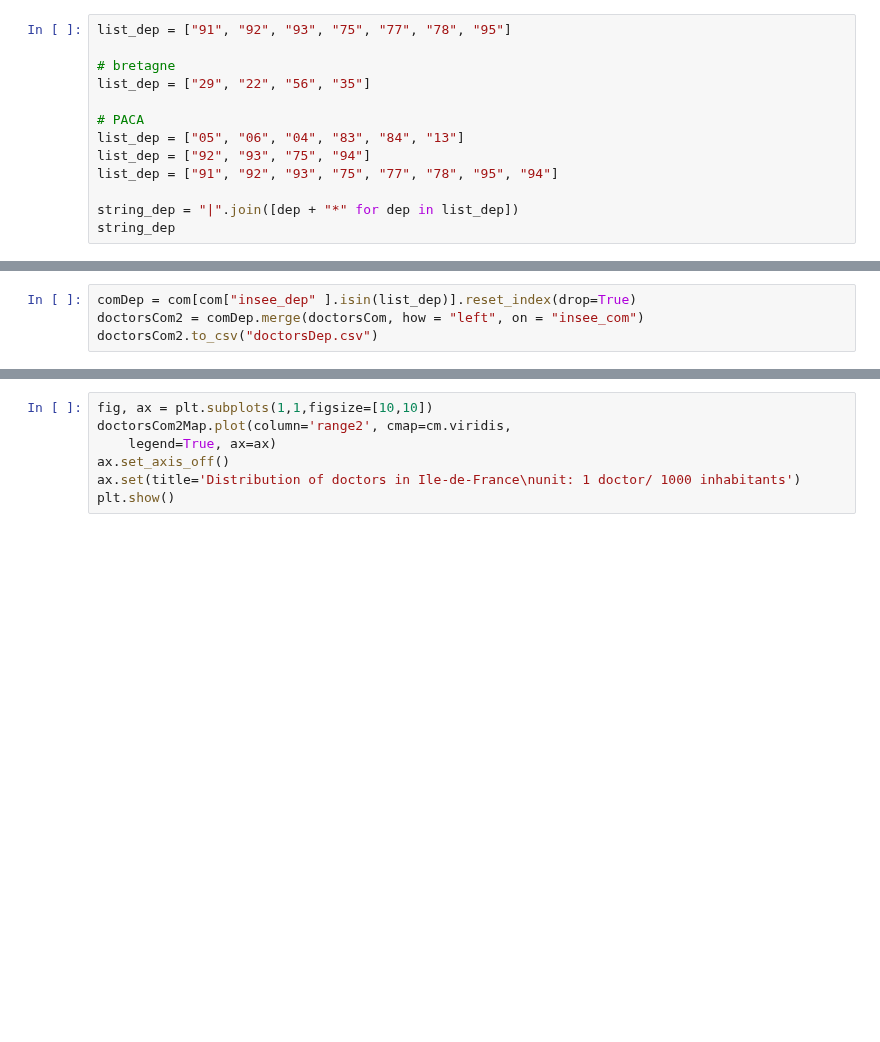
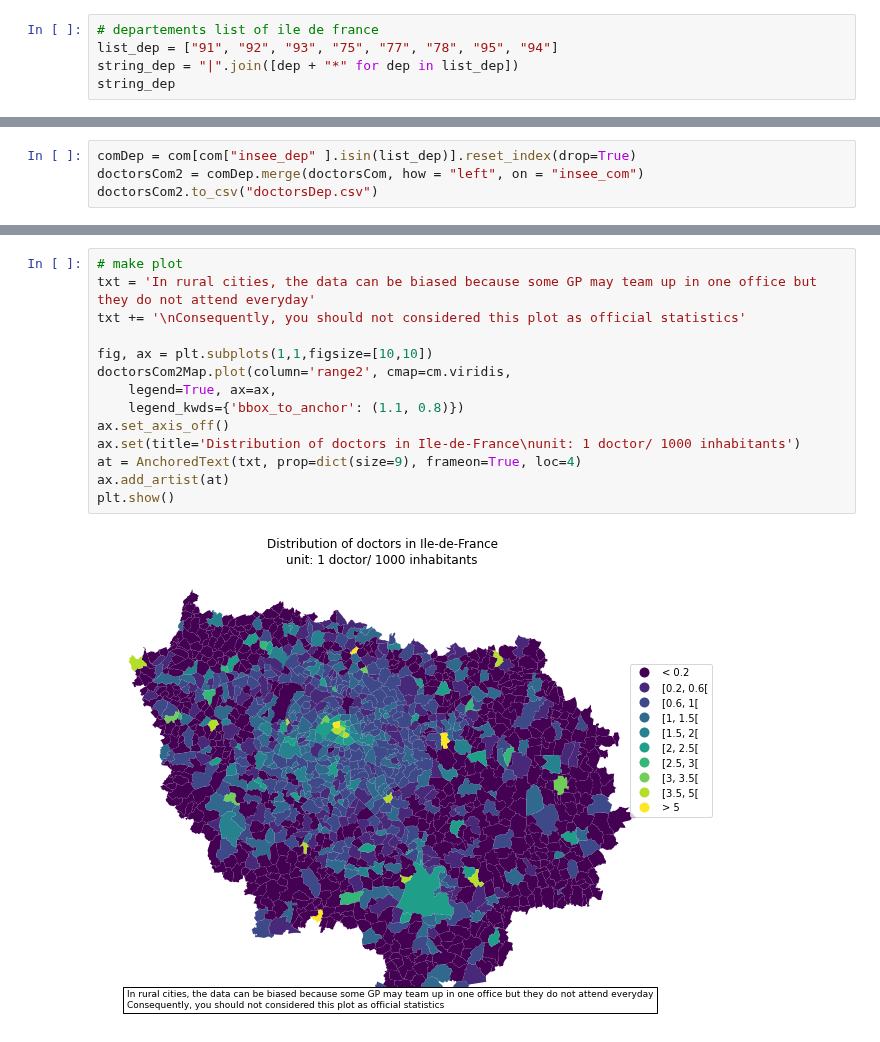
Before and after one commit to InseeFrLab/pynsee, a Jupyter notebook: docs/examples/example_doctors_idf.ipynb, the cells around one changed output, grey strips where cells are left out. Cells and saved outputs as stored; diff of their text form; blank space fills up the shorter version.

```diff
--- a/docs/examples/example_doctors_idf.ipynb
+++ b/docs/examples/example_doctors_idf.ipynb
@@ -25,13 +42,5 @@ naf5[naf5["NAF5"].str.contains("^86.2")]
 # %%
-list_dep = ["91", "92", "93", "75", "77", "78", "95"]
-
-# bretagne
-list_dep = ["29", "22", "56", "35"]
-
-# PACA
-list_dep = ["05", "06", "04", "83", "84", "13"]
-list_dep = ["92", "93", "75", "94"]
+# departements list of ile de france
 list_dep = ["91", "92", "93", "75", "77", "78", "95", "94"]
-
 string_dep = "|".join([dep + "*" for dep in list_dep])
 string_dep
@@ -236,9 +305,18 @@ list_ranges.append("> 5")
 
 doctorsCom2Map['range2'] = doctorsCom2Map['range'].astype(CategoricalDtype(categories=list_ranges, ordered=True))
 # %%
+# make plot
+txt = 'In rural cities, the data can be biased because some GP may team up in one office but they do not attend everyday'
+txt += '\nConsequently, you should not considered this plot as official statistics'
+
 fig, ax = plt.subplots(1,1,figsize=[10,10])
 doctorsCom2Map.plot(column='range2', cmap=cm.viridis,
-    legend=True, ax=ax)
+    legend=True, ax=ax,
+    legend_kwds={'bbox_to_anchor': (1.1, 0.8)})
 ax.set_axis_off()
 ax.set(title='Distribution of doctors in Ile-de-France\nunit: 1 doctor/ 1000 inhabitants')
+at = AnchoredText(txt, prop=dict(size=9), frameon=True, loc=4)
+ax.add_artist(at)
 plt.show()
+# %% [output]
+[figure, added]
```
Also changed, not shown: parts of 18 cells of this notebook, 1 other file.
